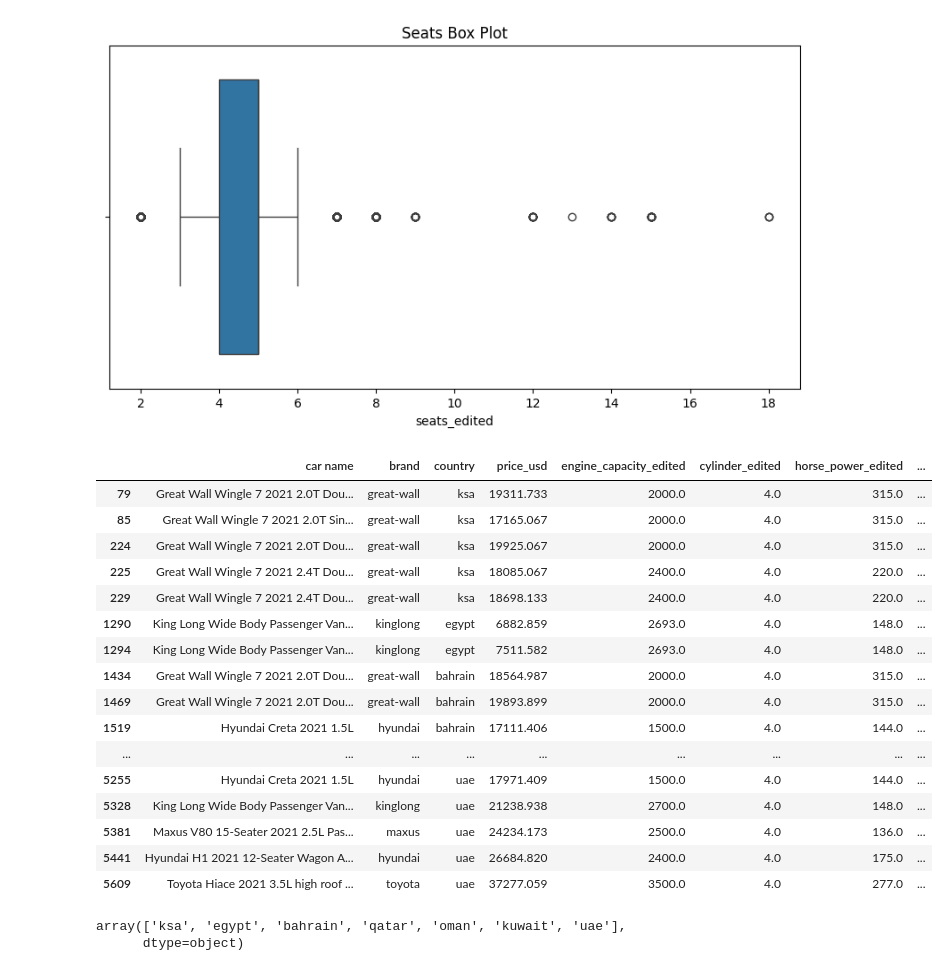
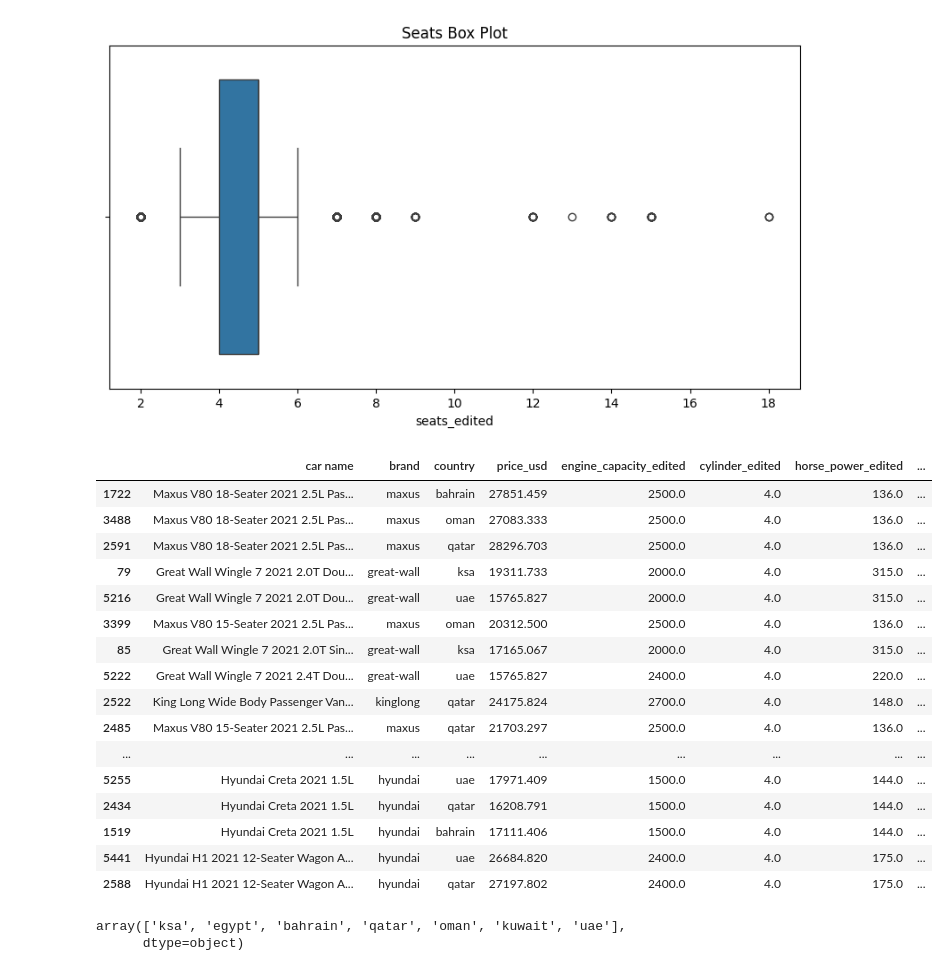
Before and after one commit to Mohammed-Abed-Alkareem/Regression-Analysis-and-Model-Selection, a Jupyter notebook: file.ipynb, the cells around one changed output. Cells and saved outputs as stored; diff of their text form; code cells hidden in the pictures.

```diff
--- a/file.ipynb
+++ b/file.ipynb
@@ -534,3 +522,29 @@ car_df.drop('seats', axis=1, inplace=True)
+# %%
+seats = []
+
+for seat in car_df['seats']:
+    try:
+        # Try to convert seat directly to an integer
+        seat = int(seat)
+    except ValueError:
+        try:
+            # If direct conversion fails, split by space and convert the first part
+            seat = int(seat.split(' ')[0])
+        except ValueError:
+            # If conversion still fails, append NaN
+            seats.append(np.nan)
+            continue
+
+    # Append NaN if seat is less than or equal to 0, otherwise append the seat value
+    if seat <= 0:
+        seats.append(np.nan)
+    else:
+        seats.append(seat)
+
+# Add the new column to the DataFrame
+car_df['seats_edited'] = seats
+# Drop the original 'seats' column
+car_df.drop('seats', axis=1, inplace=True)
 # %%
 
 car_df.info()
@@ -574,25 +588,25 @@ plt.show()
 [figure]
 # %%
 #show the car where seat >10
-car_df[car_df['seats_edited'] > 10]
+car_df[car_df['seats_edited'] > 10].sort_values('seats_edited', ascending=False)
 # %% [output]
 |  | car name | brand | country | price_usd | engine_capacity_edited | cylinder_edited | horse_power_edited | ... |
+| 1722 | Maxus V80 18-Seater 2021 2.5L Pas... | maxus | bahrain | 27851.459 | 2500.0 | 4.0 | 136.0 | ... |
+| 3488 | Maxus V80 18-Seater 2021 2.5L Pas... | maxus | oman | 27083.333 | 2500.0 | 4.0 | 136.0 | ... |
+| 2591 | Maxus V80 18-Seater 2021 2.5L Pas... | maxus | qatar | 28296.703 | 2500.0 | 4.0 | 136.0 | ... |
 | 79 | Great Wall Wingle 7 2021 2.0T Dou... | great-wall | ksa | 19311.733 | 2000.0 | 4.0 | 315.0 | ... |
+| 5216 | Great Wall Wingle 7 2021 2.0T Dou... | great-wall | uae | 15765.827 | 2000.0 | 4.0 | 315.0 | ... |
+| 3399 | Maxus V80 15-Seater 2021 2.5L Pas... | maxus | oman | 20312.500 | 2500.0 | 4.0 | 136.0 | ... |
 | 85 | Great Wall Wingle 7 2021 2.0T Sin... | great-wall | ksa | 17165.067 | 2000.0 | 4.0 | 315.0 | ... |
-| 224 | Great Wall Wingle 7 2021 2.0T Dou... | great-wall | ksa | 19925.067 | 2000.0 | 4.0 | 315.0 | ... |
-| 225 | Great Wall Wingle 7 2021 2.4T Dou... | great-wall | ksa | 18085.067 | 2400.0 | 4.0 | 220.0 | ... |
-| 229 | Great Wall Wingle 7 2021 2.4T Dou... | great-wall | ksa | 18698.133 | 2400.0 | 4.0 | 220.0 | ... |
-| 1290 | King Long Wide Body Passenger Van... | kinglong | egypt | 6882.859 | 2693.0 | 4.0 | 148.0 | ... |
-| 1294 | King Long Wide Body Passenger Van... | kinglong | egypt | 7511.582 | 2693.0 | 4.0 | 148.0 | ... |
-| 1434 | Great Wall Wingle 7 2021 2.0T Dou... | great-wall | bahrain | 18564.987 | 2000.0 | 4.0 | 315.0 | ... |
-| 1469 | Great Wall Wingle 7 2021 2.0T Dou... | great-wall | bahrain | 19893.899 | 2000.0 | 4.0 | 315.0 | ... |
-| 1519 | Hyundai Creta 2021 1.5L | hyundai | bahrain | 17111.406 | 1500.0 | 4.0 | 144.0 | ... |
+| 5222 | Great Wall Wingle 7 2021 2.4T Dou... | great-wall | uae | 15765.827 | 2400.0 | 4.0 | 220.0 | ... |
+| 2522 | King Long Wide Body Passenger Van... | kinglong | qatar | 24175.824 | 2700.0 | 4.0 | 148.0 | ... |
+| 2485 | Maxus V80 15-Seater 2021 2.5L Pas... | maxus | qatar | 21703.297 | 2500.0 | 4.0 | 136.0 | ... |
 | ... | ... | ... | ... | ... | ... | ... | ... | ... |
 | 5255 | Hyundai Creta 2021 1.5L | hyundai | uae | 17971.409 | 1500.0 | 4.0 | 144.0 | ... |
-| 5328 | King Long Wide Body Passenger Van... | kinglong | uae | 21238.938 | 2700.0 | 4.0 | 148.0 | ... |
-| 5381 | Maxus V80 15-Seater 2021 2.5L Pas... | maxus | uae | 24234.173 | 2500.0 | 4.0 | 136.0 | ... |
+| 2434 | Hyundai Creta 2021 1.5L | hyundai | qatar | 16208.791 | 1500.0 | 4.0 | 144.0 | ... |
+| 1519 | Hyundai Creta 2021 1.5L | hyundai | bahrain | 17111.406 | 1500.0 | 4.0 | 144.0 | ... |
 | 5441 | Hyundai H1 2021 12-Seater Wagon A... | hyundai | uae | 26684.820 | 2400.0 | 4.0 | 175.0 | ... |
-| 5609 | Toyota Hiace 2021 3.5L high roof ... | toyota | uae | 37277.059 | 3500.0 | 4.0 | 277.0 | ... |
+| 2588 | Hyundai H1 2021 12-Seater Wagon A... | hyundai | qatar | 27197.802 | 2400.0 | 4.0 | 175.0 | ... |
 # %%
 # show country as a set
 car_df['country'].unique()
```
Also changed, not shown: parts of 34 cells of this notebook.
